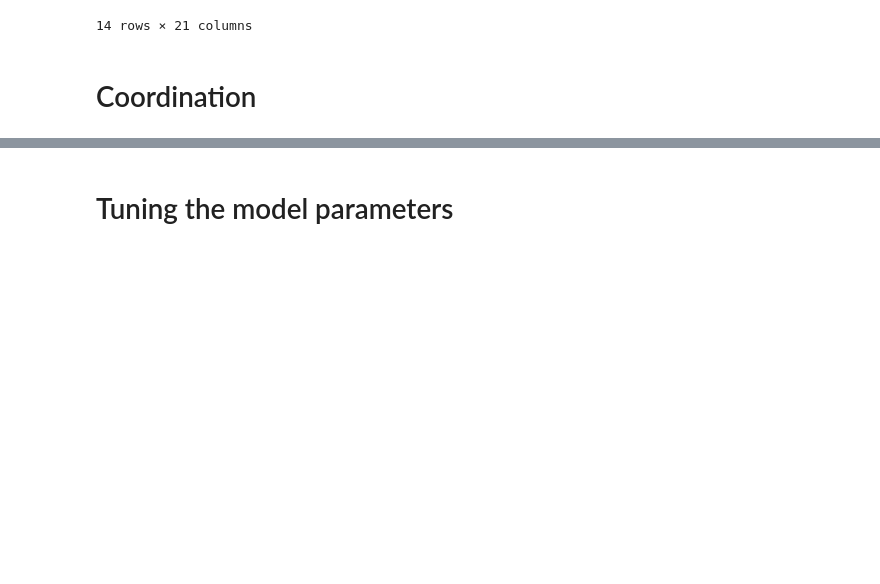
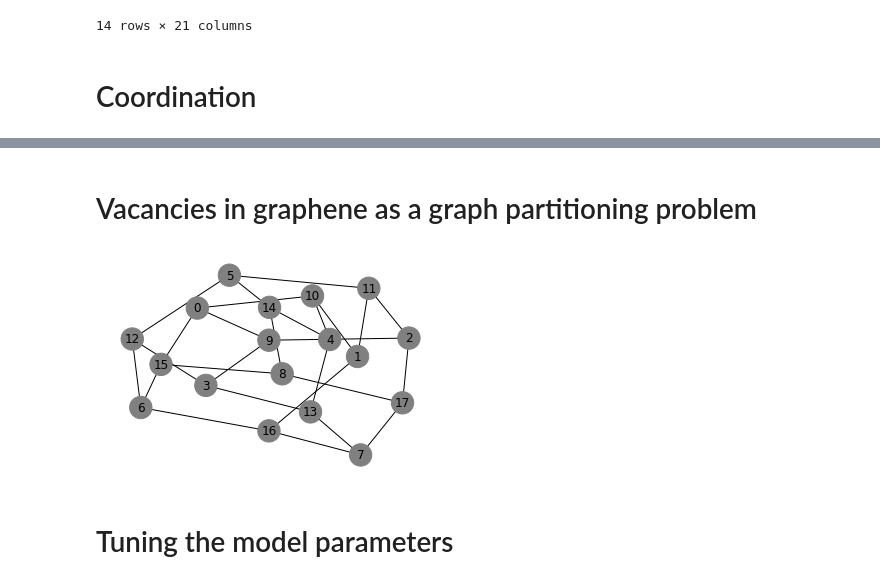
Before and after one commit to cmc-ucl/quantum_computing, a Jupyter notebook: Quantum_computing_and_materials_science/data_analysis.ipynb, the cells around one changed output, grey strips where cells are left out. Cells and saved outputs as stored; diff of their text form; code cells hidden in the pictures; blank space fills up the shorter version.

```diff
--- a/Quantum_computing_and_materials_science/data_analysis.ipynb
+++ b/Quantum_computing_and_materials_science/data_analysis.ipynb
@@ -418,7 +492,4 @@ df_2v_coord
 | d | 0 | 1 | 1 | 1 | 1 | 1 | 1 | 1 | 1 | 1 | ... | ... |
 | e | 0 | 0 | 1 | 1 | 1 | 1 | 1 | 1 | 1 | 1 | ... | ... |
 5 rows × 21 columns
-# %%
-structure=graphene_supercell
-slurm = write_crystal_files(df_2v_coord,structure,dimensionality=2,slurm_file_crystal=slurm,return_slurm=True)
 # %% [markdown]
@@ -448,0 +541,2 @@ df_3v_coord
+# %% [markdown]
+# <a id='partitioning'>Vacancies in graphene as a graph partitioning problem</a>
@@ -449,3 +554,16 @@ df_3v_coord
+# %%
+import matplotlib.pyplot as plt
+
+f = plt.figure()
+colours = ['grey']*18
+
+#nx.draw_circular(G,node_color=colours, ax=f.add_subplot(111), node_size=500,with_labels=True)
+nx.draw(G,node_color=colours, ax=f.add_subplot(111), node_size=500,with_labels=True)
+
+#Uncomment to save the figure
+#f.savefig('./data/images/graphene_graph_2v_E.jpg', dpi=300)
+# %% [output]
+[figure, added]
 # %% [markdown]
 # <a id='tuning'>Tuning the model parameters</a>
 # %% [markdown]
```
Also changed, not shown: parts of 84 cells of this notebook.
